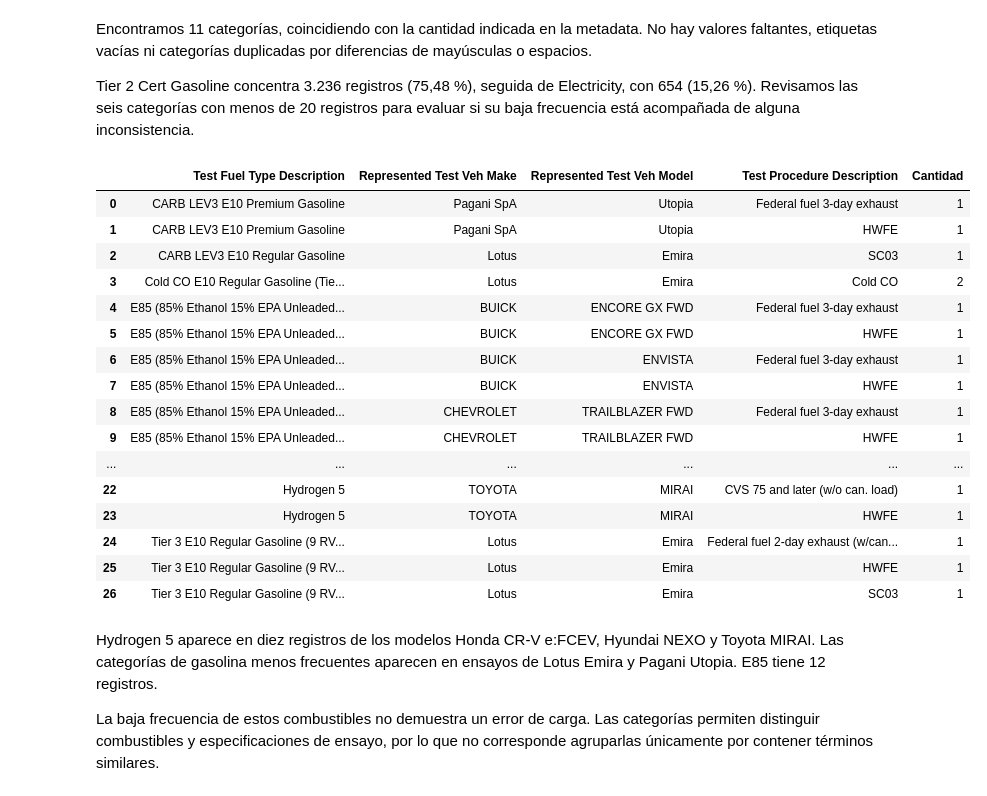
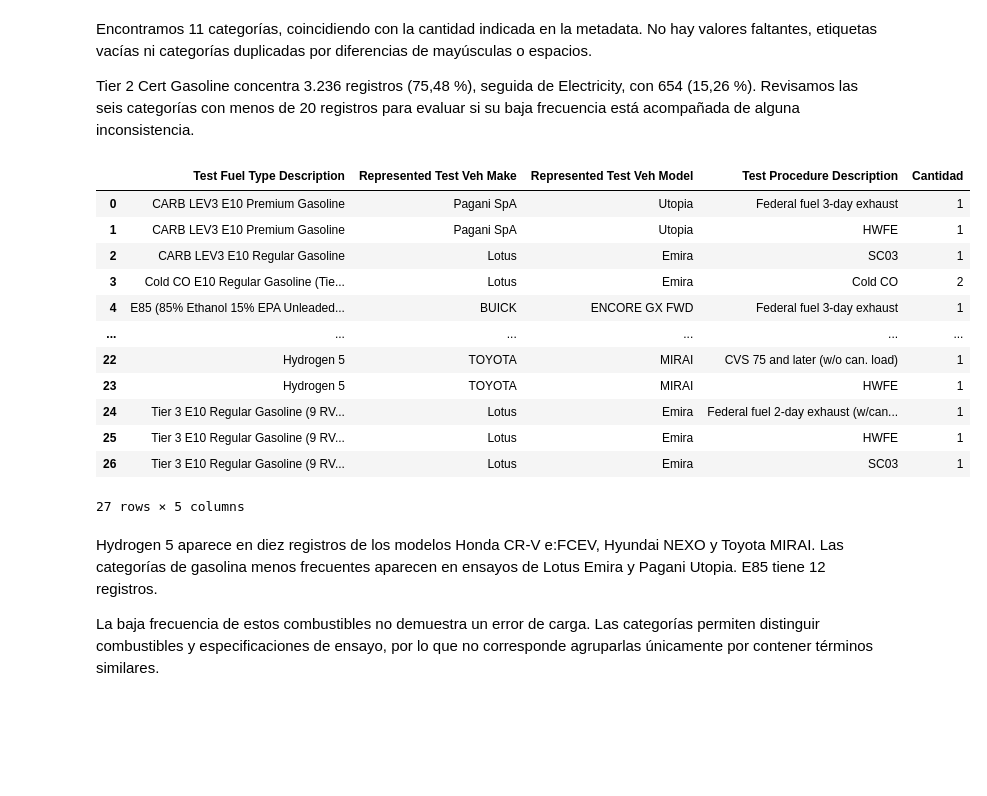
Before and after one commit to rodrigo1git/TPE-Fundamentos-de-Ciencia-de-Datos, a Jupyter notebook: TPE.ipynb, the cells around one changed output. Cells and saved outputs as stored; diff of their text form; code cells hidden in the pictures; blank space fills up the shorter version.

```diff
--- a/TPE.ipynb
+++ b/TPE.ipynb
@@ -12,8 +12,14 @@ El conjunto contiene resultados de tests de vehículos de año modelo 2025 reali
 
 Se lee la hoja `Sheet1` del Excel original, conservado en `data/`. Se muestran las primeras filas y un resumen de las columnas para comprobar que la lectura sea correcta.
 # %%
-import os
+import sys
+from importlib.metadata import version
 import pandas as pd
+
+pd.set_option("display.max_rows", 20)
+pd.set_option("display.max_columns", 12)
+print("Python:", sys.version.split()[0])
+print("Versiones:", {p: version(p) for p in ["numpy", "pandas", "matplotlib", "openpyxl", "scipy", "statsmodels"]})
 
 archivo = "data/25-testcar-2026-01-21.xlsx"
 datos = pd.read_excel(archivo, sheet_name='Sheet1')
@@ -1905,8 +1927,6 @@ Encontramos 11 categorías, coincidiendo con la cantidad indicada en la metadata
 
 Tier 2 Cert Gasoline concentra 3.236 registros (75,48 %), seguida de Electricity, con 654 (15,26 %). Revisamos las seis categorías con menos de 20 registros para evaluar si su baja frecuencia está acompañada de alguna inconsistencia.
 # %%
-# Seleccionamos categorías poco frecuentes para revisión.
-# Este umbral no indica que sean errores.
 categorias_poco_frecuentes = frecuencias_combustible[
     frecuencias_combustible < 20
 ].index
@@ -1915,45 +1935,41 @@ filas_combustible = datos[
     datos["Test Fuel Type Description"].isin(
         categorias_poco_frecuentes
     )
 ]
 
 agrupado_combustible = (
     filas_combustible.groupby(
         [
             "Test Fuel Type Description",
             "Represented Test Veh Make",
             "Represented Test Veh Model",
             "Test Procedure Description"
         ],
         dropna=False
     )
     .size()
     .reset_index(name="Cantidad")
 )
 
 with pd.option_context(
-    "display.max_rows", None,
+    "display.max_rows", 20,
     "display.max_columns", None
 ):
     display(agrupado_combustible)
 # %% [output]
 |  | Test Fuel Type Description | Represented Test Veh Make | Represented Test Veh Model | Test Procedure Description | Cantidad |
 | 0 | CARB LEV3 E10 Premium Gasoline | Pagani SpA | Utopia | Federal fuel 3-day exhaust | 1 |
 | 1 | CARB LEV3 E10 Premium Gasoline | Pagani SpA | Utopia | HWFE | 1 |
 | 2 | CARB LEV3 E10 Regular Gasoline | Lotus | Emira | SC03 | 1 |
 | 3 | Cold CO E10 Regular Gasoline (Tie... | Lotus | Emira | Cold CO | 2 |
 | 4 | E85 (85% Ethanol 15% EPA Unleaded... | BUICK | ENCORE GX FWD | Federal fuel 3-day exhaust | 1 |
-| 5 | E85 (85% Ethanol 15% EPA Unleaded... | BUICK | ENCORE GX FWD | HWFE | 1 |
-| 6 | E85 (85% Ethanol 15% EPA Unleaded... | BUICK | ENVISTA | Federal fuel 3-day exhaust | 1 |
-| 7 | E85 (85% Ethanol 15% EPA Unleaded... | BUICK | ENVISTA | HWFE | 1 |
-| 8 | E85 (85% Ethanol 15% EPA Unleaded... | CHEVROLET | TRAILBLAZER FWD | Federal fuel 3-day exhaust | 1 |
-| 9 | E85 (85% Ethanol 15% EPA Unleaded... | CHEVROLET | TRAILBLAZER FWD | HWFE | 1 |
 | ... | ... | ... | ... | ... | ... |
 | 22 | Hydrogen 5 | TOYOTA | MIRAI | CVS 75 and later (w/o can. load) | 1 |
 | 23 | Hydrogen 5 | TOYOTA | MIRAI | HWFE | 1 |
 | 24 | Tier 3 E10 Regular Gasoline (9 RV... | Lotus | Emira | Federal fuel 2-day exhaust (w/can... | 1 |
 | 25 | Tier 3 E10 Regular Gasoline (9 RV... | Lotus | Emira | HWFE | 1 |
 | 26 | Tier 3 E10 Regular Gasoline (9 RV... | Lotus | Emira | SC03 | 1 |
+27 rows × 5 columns
 # %% [markdown]
 Hydrogen 5 aparece en diez registros de los modelos Honda CR-V e:FCEV, Hyundai NEXO y Toyota MIRAI. Las categorías de gasolina menos frecuentes aparecen en ensayos de Lotus Emira y Pagani Utopia. E85 tiene 12 registros.
 
```
Also changed, not shown: parts of 63 cells of this notebook, 2 other files.
